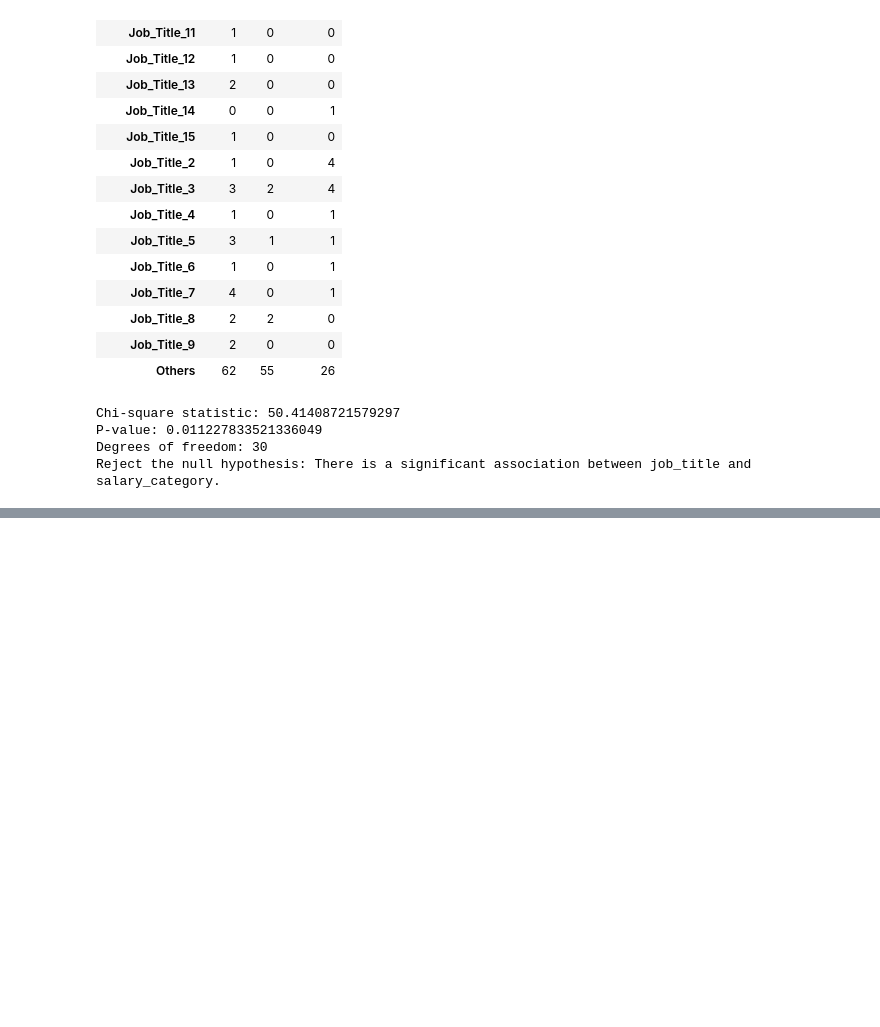
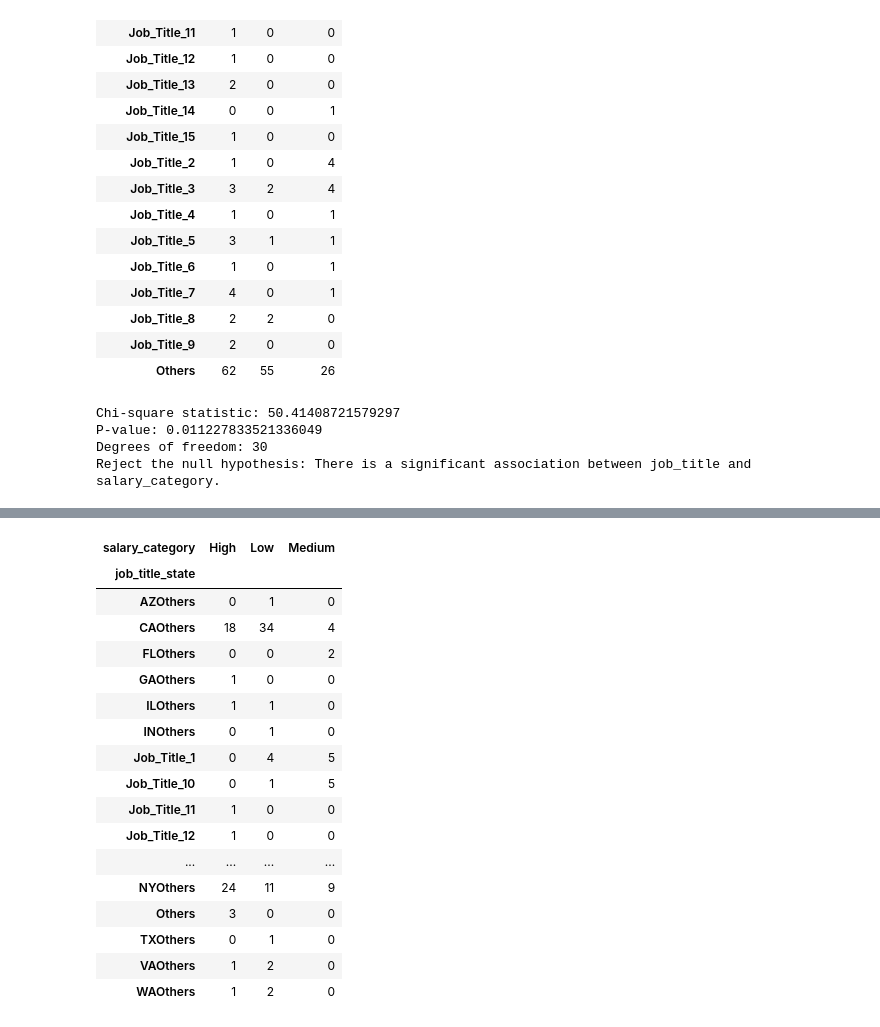
Before and after one commit to thimmie52/EngineerSalaryPred, a Jupyter notebook: analysis.ipynb, the cells around one changed output, grey strips where cells are left out. Cells and saved outputs as stored; diff of their text form; code cells hidden in the pictures; blank space fills up the shorter version.

```diff
--- a/analysis.ipynb
+++ b/analysis.ipynb
@@ -87,0 +184,6 @@ sns.heatmap(pd.crosstab(train_dir['job_title'], train_dir['salary_category']))
+# %%
+train_dir['job_posted_date'] = pd.to_datetime(train_dir['job_posted_date'], format='%Y/%m')
+
+# Extract year and month
+train_dir['year'] = train_dir['job_posted_date'].dt.year
+train_dir['month'] = train_dir['job_posted_date'].dt.month
@@ -87,0 +207,23 @@ sns.heatmap(pd.crosstab(train_dir['job_title'], train_dir['salary_category']))
+# %%
+masked_df = train_dir[train_dir['year'] == 2024]
+# %%
+pd.crosstab(masked_df['job_title_state'], masked_df['salary_category'])
+# %% [output]
+| salary_category | High | Low | Medium |
+| job_title_state |  |  |  |
+| AZOthers | 0 | 1 | 0 |
+| CAOthers | 18 | 34 | 4 |
+| FLOthers | 0 | 0 | 2 |
+| GAOthers | 1 | 0 | 0 |
+| ILOthers | 1 | 1 | 0 |
+| INOthers | 0 | 1 | 0 |
+| Job_Title_1 | 0 | 4 | 5 |
+| Job_Title_10 | 0 | 1 | 5 |
+| Job_Title_11 | 1 | 0 | 0 |
+| Job_Title_12 | 1 | 0 | 0 |
+| ... | ... | ... | ... |
+| NYOthers | 24 | 11 | 9 |
+| Others | 3 | 0 | 0 |
+| TXOthers | 0 | 1 | 0 |
+| VAOthers | 1 | 2 | 0 |
+| WAOthers | 1 | 2 | 0 |
```
Also changed, not shown: parts of 7 cells of this notebook.
